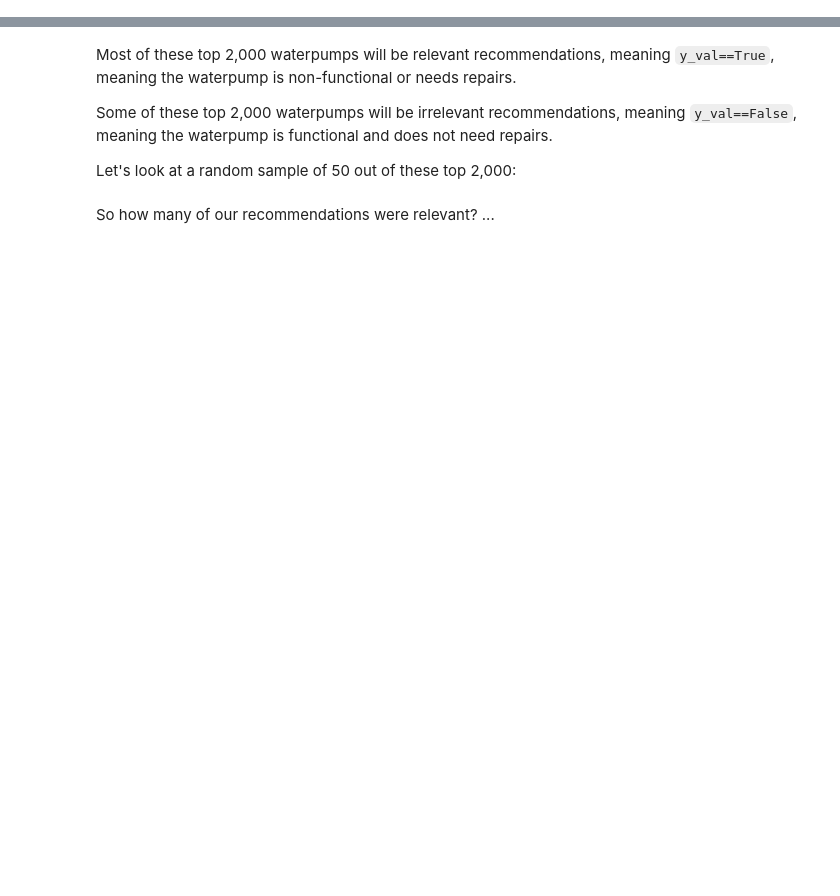
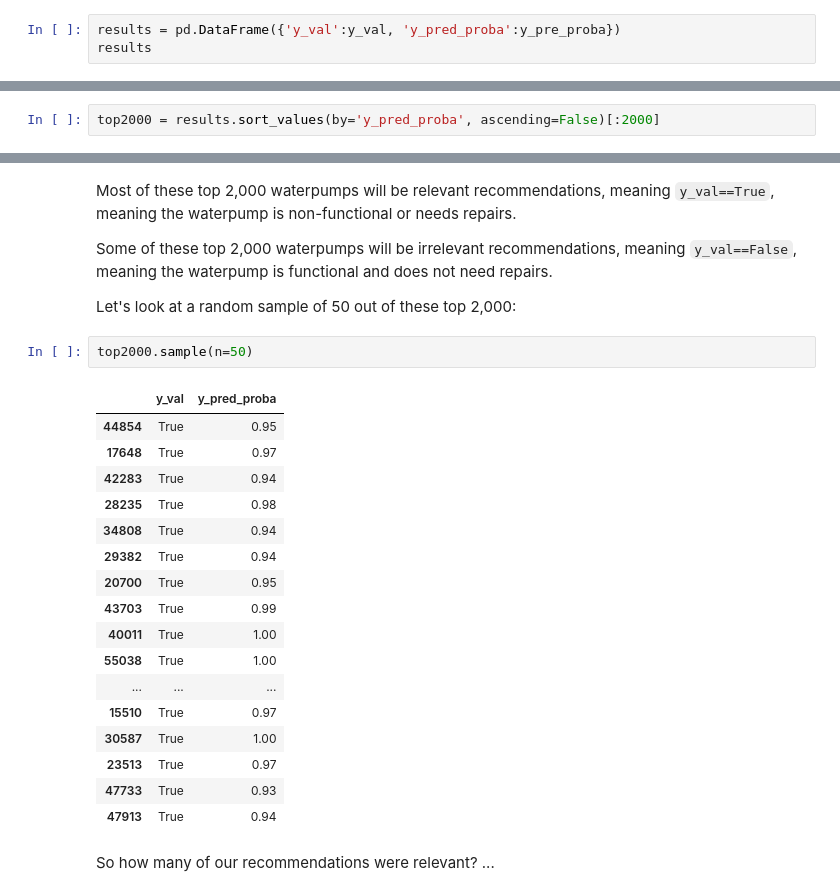
Before and after one commit to sikoh/DS-Tree-Based-Models, a Jupyter notebook: Classification-Metrics/DS_ClassificationMetrics_Lecture_Notes.ipynb, the cells around one changed output, grey strips where cells are left out. Cells and saved outputs as stored; diff of their text form; blank space fills up the shorter version.

```diff
--- a/Classification-Metrics/DS_ClassificationMetrics_Lecture_Notes.ipynb
+++ b/Classification-Metrics/DS_ClassificationMetrics_Lecture_Notes.ipynb
@@ -307,3 +392,6 @@ y_pred = pipeline.predict(X_val)
 ### Or, get exactly 2,000 positive predictions
 # %% [markdown]
 Identify the 2,000 waterpumps in the validation set with highest predicted probabilities.
+# %%
+results = pd.DataFrame({'y_val':y_val, 'y_pred_proba':y_pre_proba})
+results
@@ -309,0 +412,2 @@ Identify the 2,000 waterpumps in the validation set with highest predicted proba
+# %%
+top2000 = results.sort_values(by='y_pred_proba', ascending=False)[:2000]
@@ -313,5 +433,25 @@ Most of these top 2,000 waterpumps will be relevant recommendations, meaning `y_
 Some of these top 2,000 waterpumps will be irrelevant recommendations, meaning `y_val==False`, meaning the waterpump is functional and does not need repairs.
 
 Let's look at a random sample of 50 out of these top 2,000:
+# %%
+top2000.sample(n=50)
+# %% [output]
+|  | y_val | y_pred_proba |
+| 44854 | True | 0.95 |
+| 17648 | True | 0.97 |
+| 42283 | True | 0.94 |
+| 28235 | True | 0.98 |
+| 34808 | True | 0.94 |
+| 29382 | True | 0.94 |
+| 20700 | True | 0.95 |
+| 43703 | True | 0.99 |
+| 40011 | True | 1.00 |
+| 55038 | True | 1.00 |
+| ... | ... | ... |
+| 15510 | True | 0.97 |
+| 30587 | True | 1.00 |
+| 23513 | True | 0.97 |
+| 47733 | True | 0.93 |
+| 47913 | True | 0.94 |
 # %% [markdown]
 So how many of our recommendations were relevant? ...
```
Also changed, not shown: parts of 20 cells of this notebook.
